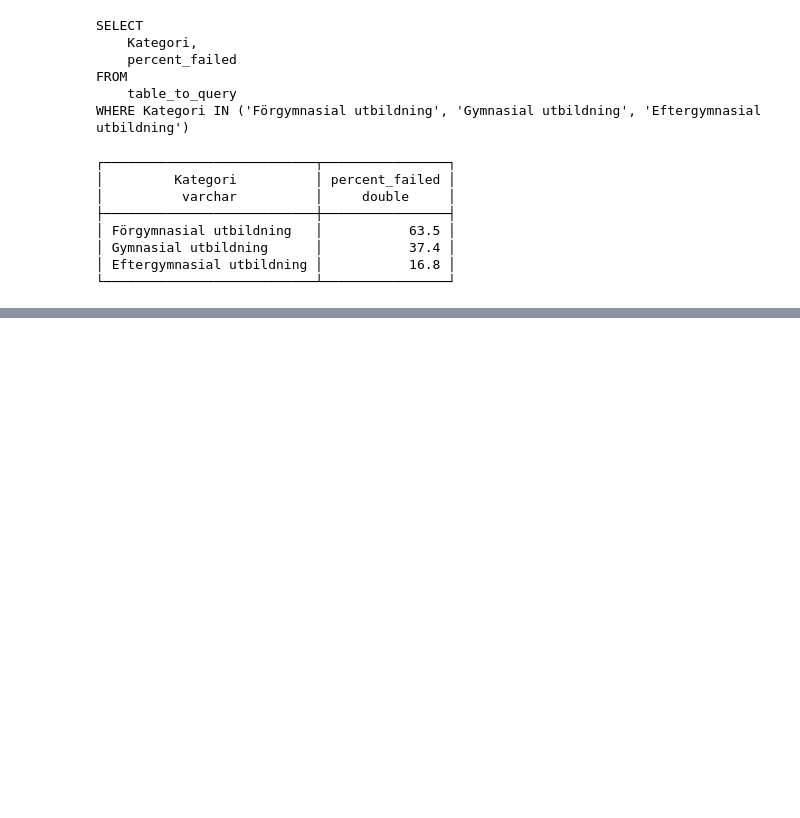
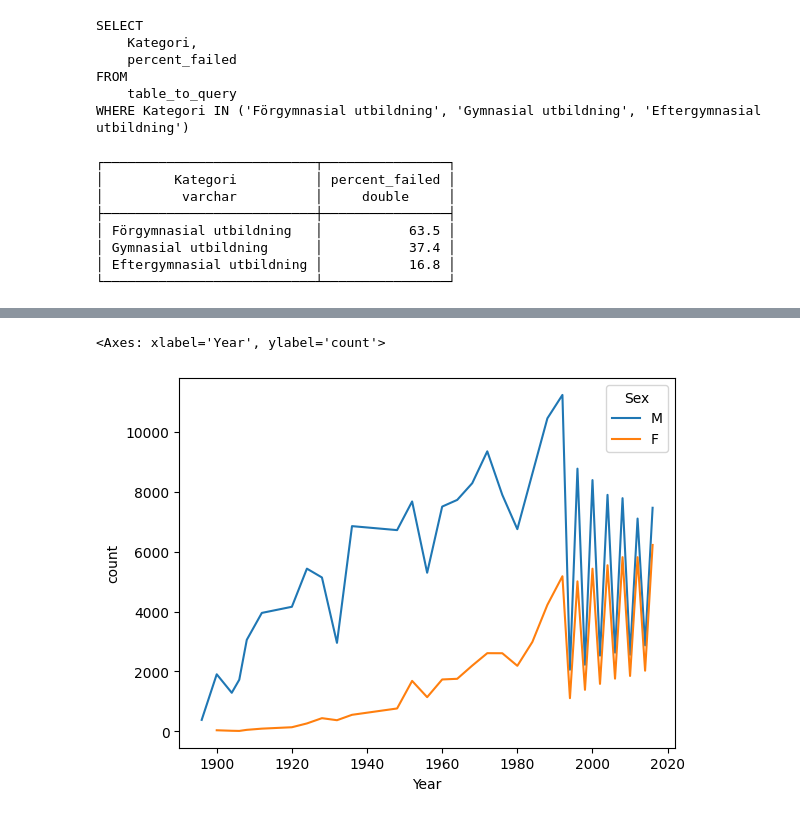
Before and after one commit to johnsandsjo/data-platform-dev-john-sandsjo-de24, a Jupyter notebook: exercises/exercise_1/exer1.ipynb, the cells around one changed output, grey strips where cells are left out. Saved outputs shown, nothing was run; the diff lists cells and outputs as text; code cells hidden in the pictures; blank space fills up the shorter version.

```diff
--- a/exercises/exercise_1/exer1.ipynb
+++ b/exercises/exercise_1/exer1.ipynb
@@ -114,3 +114,7 @@ duckdb.query(query)
 │ Gymnasial utbildning      │           37.4 │
 │ Eftergymnasial utbildning │           16.8 │
 └───────────────────────────┴────────────────┘
+# %%
+import pandas as pd
+df_os = pd.read_csv("data/athlete_events.csv")
+df_os
@@ -116,0 +266,14 @@ duckdb.query(query)
+# %%
+import matplotlib.pyplot as plt
+import seaborn as sns
+
+# h) Plot a time series line chart of number of female and male atheletes in same graph.
+new_df = duckdb.query(
+    """
+    SELECT Year, Sex, count(Sex) as count FROM df_os group by Year, Sex ORDER BY Year ASC
+    """).df()
+new_df
+sns.lineplot(new_df, x=new_df["Year"], y=new_df["count"], hue="Sex")
+# %% [output]
+<Axes: xlabel='Year', ylabel='count'>
+[figure, added]
```
Also changed, not shown: parts of 10 cells of this notebook, 2 other files.
